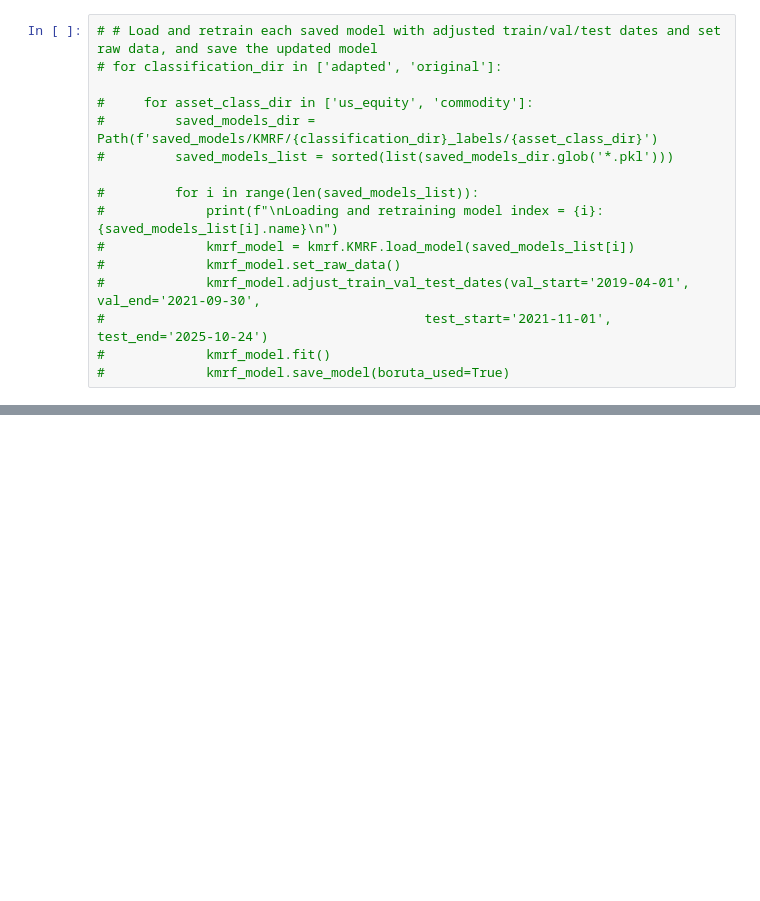
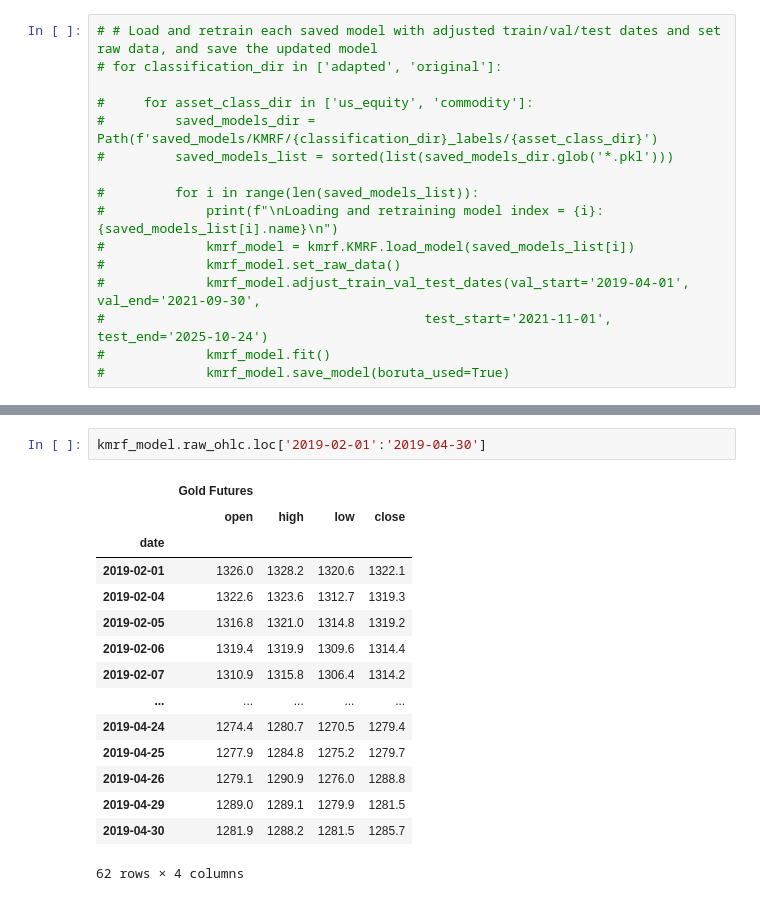
Before and after one commit to jessego20/FE800_project_code, a Jupyter notebook: analyze_kmrf.ipynb, the cells around one changed output, grey strips where cells are left out. Cells and saved outputs as stored; diff of their text form; blank space fills up the shorter version.

```diff
--- a/analyze_kmrf.ipynb
+++ b/analyze_kmrf.ipynb
@@ -113,0 +88,18 @@ High Confidence Predictions (>70%): 327 days (57.6%)
+# %%
+kmrf_model.raw_ohlc.loc['2019-02-01':'2019-04-30']
+# %% [output]
+|  | Gold Futures |  |  |  |
+|  | open | high | low | close |
+| date |  |  |  |  |
+| 2019-02-01 | 1326.0 | 1328.2 | 1320.6 | 1322.1 |
+| 2019-02-04 | 1322.6 | 1323.6 | 1312.7 | 1319.3 |
+| 2019-02-05 | 1316.8 | 1321.0 | 1314.8 | 1319.2 |
+| 2019-02-06 | 1319.4 | 1319.9 | 1309.6 | 1314.4 |
+| 2019-02-07 | 1310.9 | 1315.8 | 1306.4 | 1314.2 |
+| ... | ... | ... | ... | ... |
+| 2019-04-24 | 1274.4 | 1280.7 | 1270.5 | 1279.4 |
+| 2019-04-25 | 1277.9 | 1284.8 | 1275.2 | 1279.7 |
+| 2019-04-26 | 1279.1 | 1290.9 | 1276.0 | 1288.8 |
+| 2019-04-29 | 1289.0 | 1289.1 | 1279.9 | 1281.5 |
+| 2019-04-30 | 1281.9 | 1288.2 | 1281.5 | 1285.7 |
+62 rows × 4 columns
```
Also changed, not shown: parts of 4 cells of this notebook, 23 other files.
